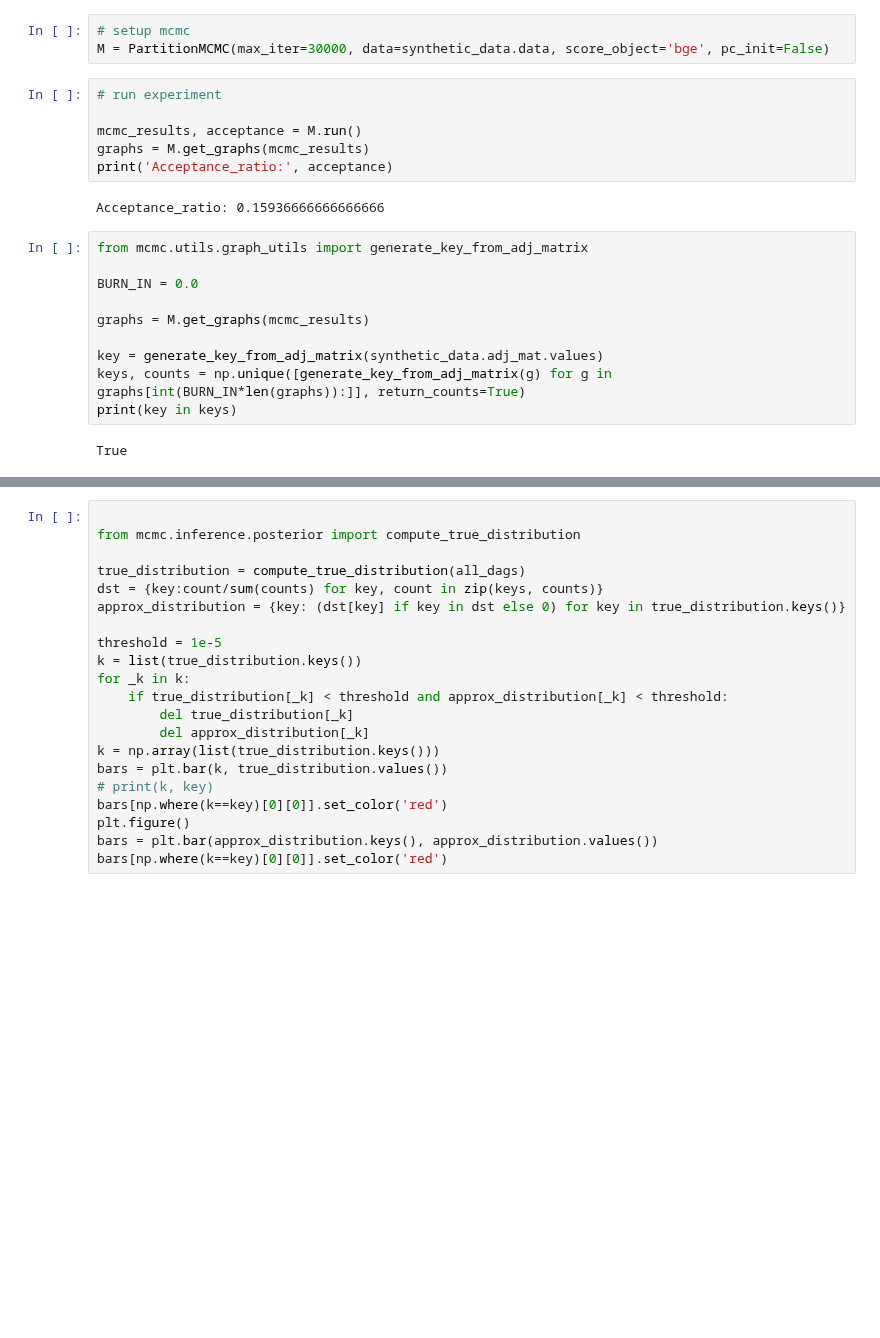
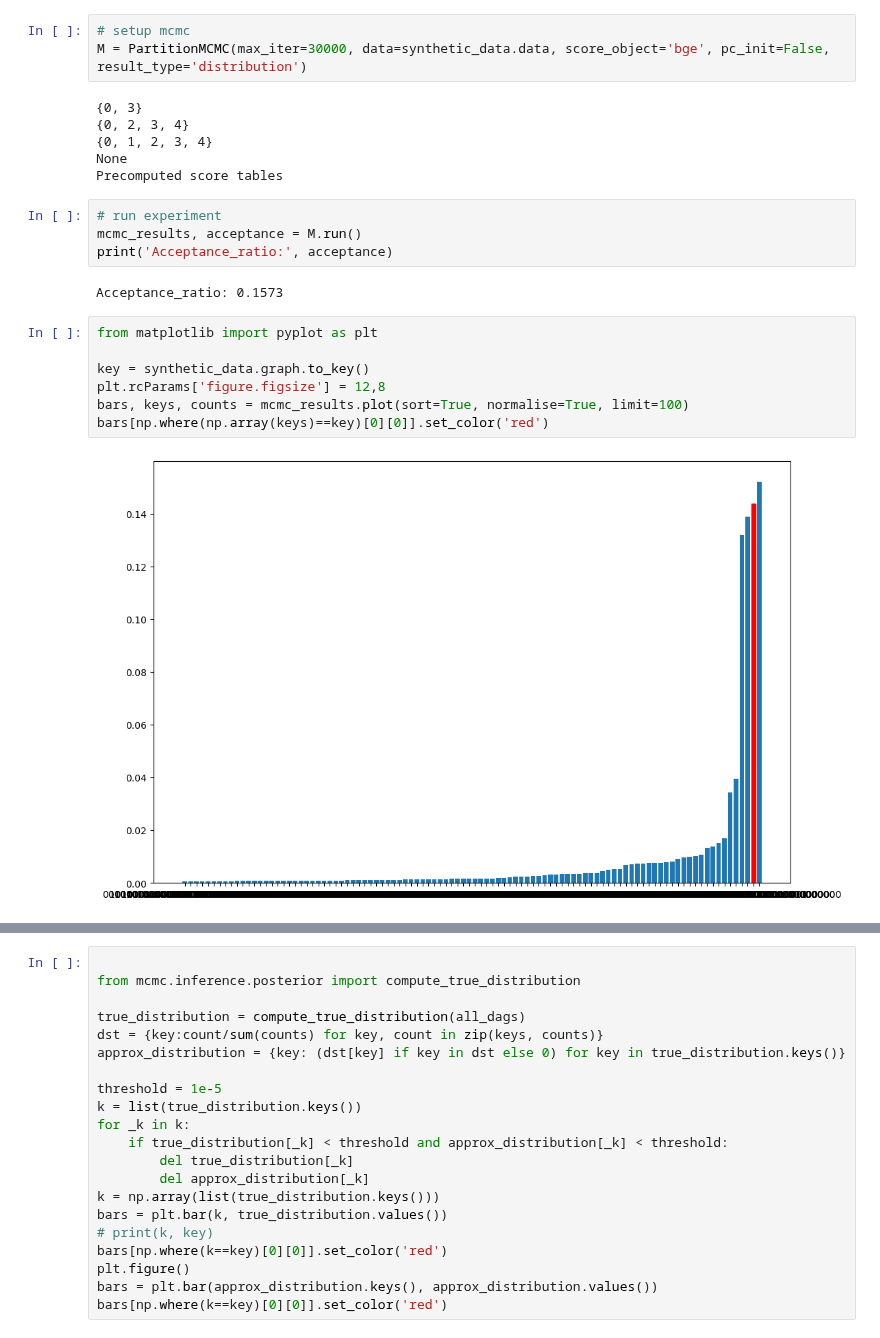
Before and after one commit to human-technology-institute/structure_learning, a Jupyter notebook: examples/partition_mcmc.ipynb, the cells around one changed output, grey strips where cells are left out. Cells and saved outputs as stored; diff of their text form; blank space fills up the shorter version.

```diff
--- a/examples/partition_mcmc.ipynb
+++ b/examples/partition_mcmc.ipynb
@@ -44,23 +32,24 @@ synthetic_data.data
 # %%
 # setup mcmc
-M = PartitionMCMC(max_iter=30000, data=synthetic_data.data, score_object='bge', pc_init=False)
+M = PartitionMCMC(max_iter=30000, data=synthetic_data.data, score_object='bge', pc_init=False, result_type='distribution')
+# %% [output]
+{0, 3}
+{0, 2, 3, 4}
+{0, 1, 2, 3, 4}
+None
+Precomputed score tables
 # %%
 # run experiment
-
 mcmc_results, acceptance = M.run()
-graphs = M.get_graphs(mcmc_results)
 print('Acceptance_ratio:', acceptance)
 # %% [output]
-Acceptance_ratio: 0.15936666666666666
+Acceptance_ratio: 0.1573
 # %%
-from mcmc.utils.graph_utils import generate_key_from_adj_matrix
+from matplotlib import pyplot as plt
 
-BURN_IN = 0.0
-
-graphs = M.get_graphs(mcmc_results)
-
-key = generate_key_from_adj_matrix(synthetic_data.adj_mat.values)
-keys, counts = np.unique([generate_key_from_adj_matrix(g) for g in graphs[int(BURN_IN*len(graphs)):]], return_counts=True)
-print(key in keys)
+key = synthetic_data.graph.to_key()
+plt.rcParams['figure.figsize'] = 12,8
+bars, keys, counts = mcmc_results.plot(sort=True, normalise=True, limit=100)
+bars[np.where(np.array(keys)==key)[0][0]].set_color('red')
 # %% [output]
-True
+[figure, added]
```
Also changed, not shown: parts of 9 cells of this notebook, 15 other files.
